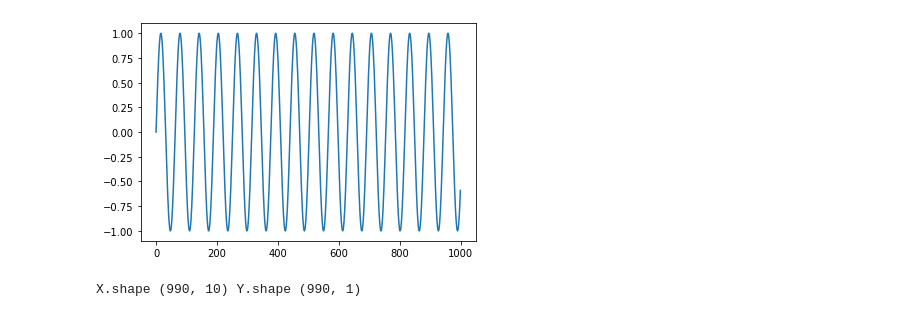
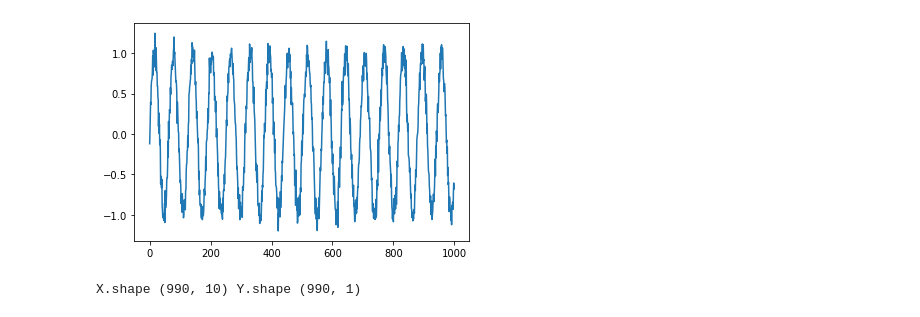
Before and after one commit to devincapriola/autoregressive, a Jupyter notebook: autoregressive.ipynb, the cells around one changed output. Saved outputs shown, nothing was run; the diff lists cells and outputs as text; code cells hidden in the pictures.

```diff
--- a/autoregressive.ipynb
+++ b/autoregressive.ipynb
@@ -6,13 +6,13 @@ import matplotlib.pyplot as plt
 # %%
 # make the original data
 N = 1000
-series = np.sin(0.1 * np.arange(N)) # + np.random.randn(N) * 0.1
+series = np.sin(0.1 * np.arange(N)) + np.random.randn(N) * 0.1
 
 # plot it
 plt.plot(series)
 plt.show()
 # %% [output]
-[figure, old version]
+[figure, new version]
 # %%
 ### build the dataset
 # let's see if we can use T past values to predict the next value
```
Also changed, not shown: parts of 4 cells of this notebook.
